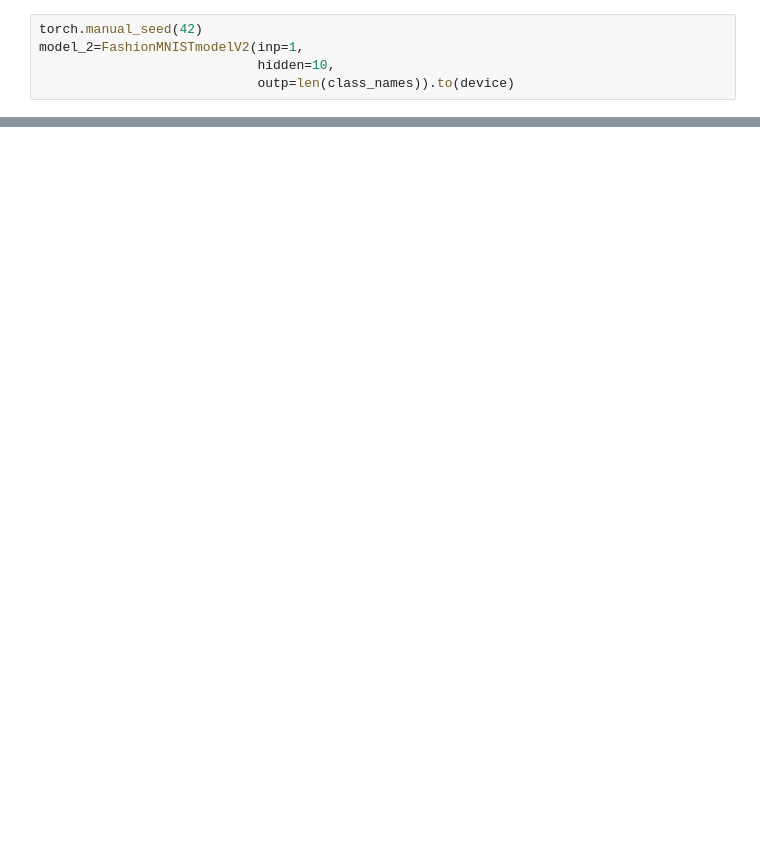
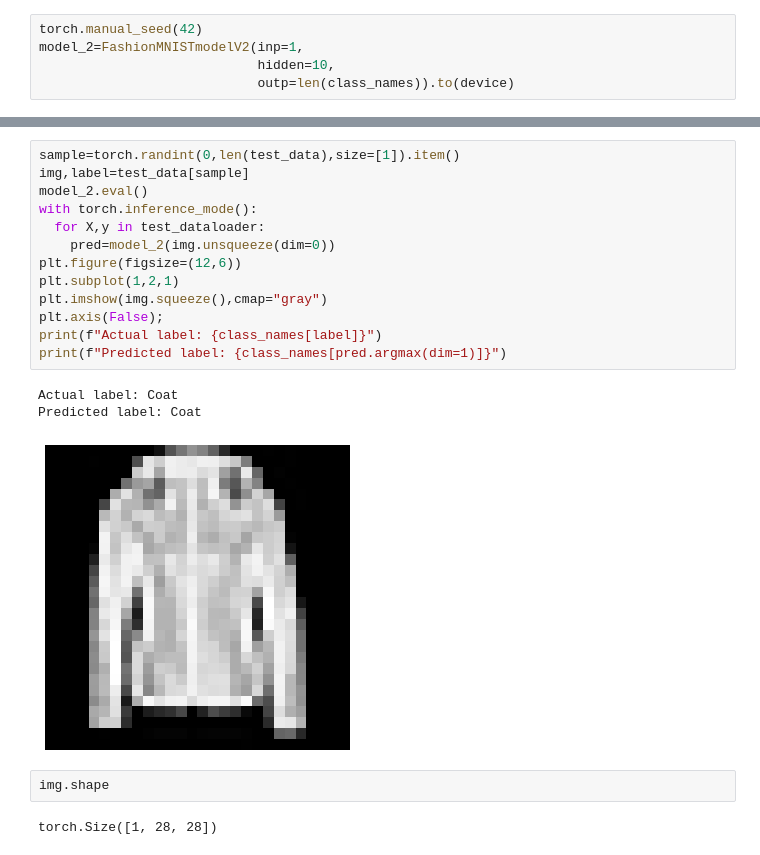
Before and after one commit to MananShukla7/Pytorch-CV, a Jupyter notebook: 04_Computer_Vision_Pytorch.ipynb, the cells around one changed output, grey strips where cells are left out. Cells and saved outputs as stored; diff of their text form; blank space fills up the shorter version.

```diff
--- a/04_Computer_Vision_Pytorch.ipynb
+++ b/04_Computer_Vision_Pytorch.ipynb
@@ -903,0 +1090,21 @@ FashionMNISTmodelV2(
+# %%
+sample=torch.randint(0,len(test_data),size=[1]).item()
+img,label=test_data[sample]
+model_2.eval()
+with torch.inference_mode():
+  for X,y in test_dataloader:
+    pred=model_2(img.unsqueeze(dim=0))
+plt.figure(figsize=(12,6))
+plt.subplot(1,2,1)
+plt.imshow(img.squeeze(),cmap="gray")
+plt.axis(False);
+print(f"Actual label: {class_names[label]}")
+print(f"Predicted label: {class_names[pred.argmax(dim=1)]}")
+# %% [output]
+Actual label: Coat
+Predicted label: Coat
+[figure, added]
+# %%
+img.shape
+# %% [output]
+torch.Size([1, 28, 28])
```
Also changed, not shown: parts of 40 cells of this notebook.
